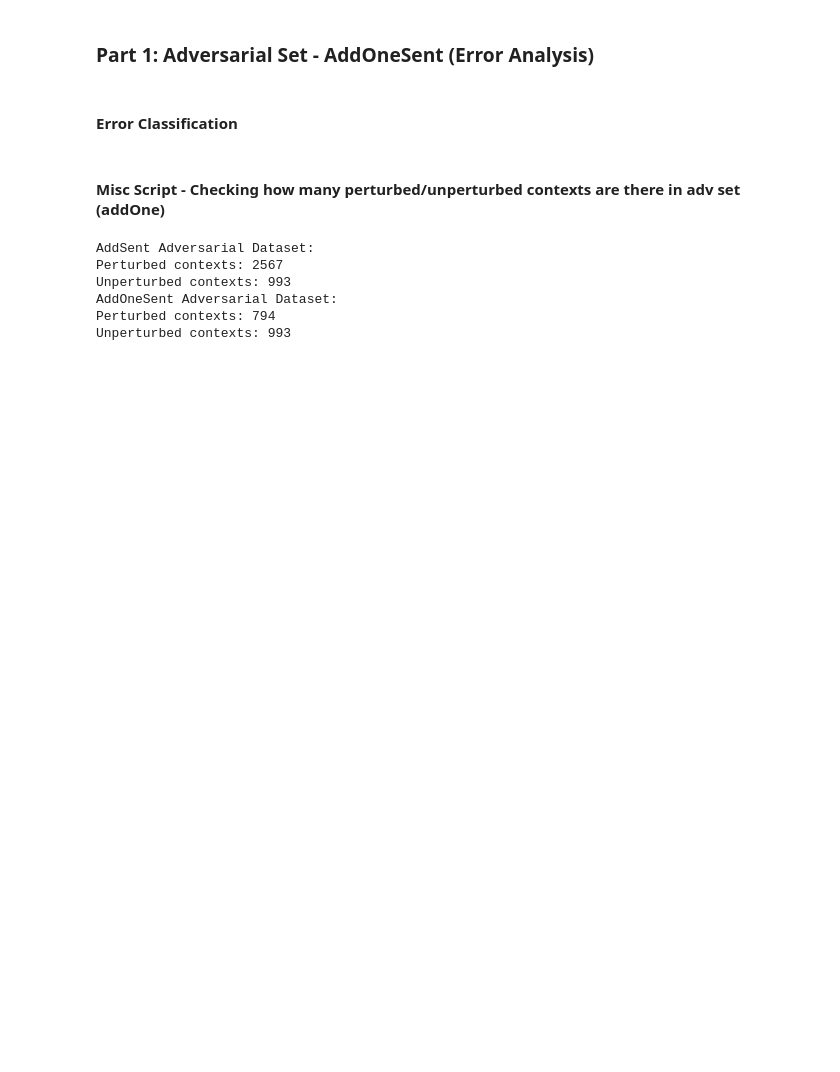
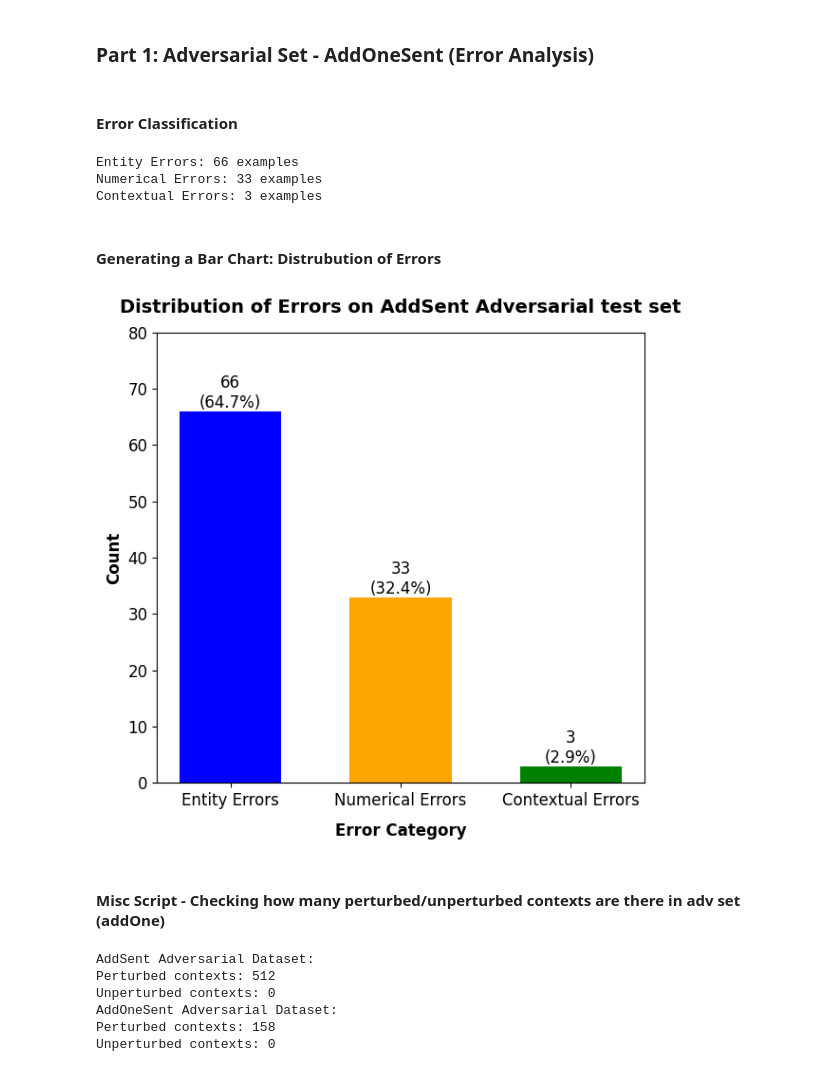
Before and after one commit to Shaz-Momin/nlp-fp-dataset-artifacts, a Jupyter notebook: error_analysis/adv_error_analysis.ipynb, the cells around one changed output. Cells and saved outputs as stored; diff of their text form; code cells hidden in the pictures; blank space fills up the shorter version.

Commit message:
refined the train-val splits for adversarial sets & did error analysis on adversarial evaluations

```diff
--- a/error_analysis/adv_error_analysis.ipynb
+++ b/error_analysis/adv_error_analysis.ipynb
@@ -87,6 +87,56 @@ plt.show()
 ### Part 1: Adversarial Set - AddOneSent (Error Analysis)
 # %% [markdown]
 #### Error Classification
+# %%
+# Reset the categories
+categories = {
+    "Entity Errors": [],
+    "Numerical Errors": [],
+    "Contextual Errors": []
+}
+
+# Read the JSONL file and classify each example
+with open('addOneSent_incorrect_pred.jsonl', 'r') as file:
+    for line in file:
+        example = json.loads(line)
+        category = classify_error(example)
+        categories[category].append(example)
+
+# Print the results
+for category, examples in categories.items():
+    print(f"{category}: {len(examples)} examples")
+# %% [output]
+Entity Errors: 66 examples
+Numerical Errors: 33 examples
+Contextual Errors: 3 examples
+# %% [markdown]
+#### Generating a Bar Chart: Distrubution of Errors
+# %%
+# Data
+category_names = categories.keys()
+counts = [len(examples) for examples in categories.values()]
+total = sum(counts)
+percentages = [count / total * 100 for count in counts]
+
+# Create bar chart
+plt.figure(figsize=(6, 6))  # Adjust the figure size to fit one column
+bars = plt.bar(category_names, counts, color=['blue', 'orange', 'green'], width=0.6)
+plt.xlabel('Error Category', fontsize=12, fontweight='semibold', labelpad=10)
+plt.ylabel('Count', fontsize=12, fontweight='semibold')
+plt.ylim(0, 80)
+plt.title('Distribution of Errors on AddSent Adversarial test set', fontsize=14, pad=15, fontweight='bold')
+
+# Add percentage labels
+for bar, percentage in zip(bars, percentages):
+    height = bar.get_height()
+    plt.text(bar.get_x() + bar.get_width() / 2, height, f'{int(height)}\n({percentage:.1f}%)', ha='center', va='bottom', fontsize=12)
+
+plt.xticks(fontsize=12)  # Increase the fontsize for x-axis labels
+plt.yticks(fontsize=12)
+plt.tight_layout()  # Adjust layout to make sure everything fits well
+plt.show()
+# %% [output]
+[figure, added]
 # %% [markdown]
 #### Misc Script - Checking how many perturbed/unperturbed contexts are there in adv set (addOne)
 # %%
@@ -123,11 +173,11 @@ adversarial_data_addSent = []
 adversarial_data_addOneSent = []
 
 # Load the squad_adversarial dataset addSent
-with open('../adv_addSent_eval_output/eval_predictions.jsonl', 'r') as file:
+with open('../adv_addSent/eval_output/eval_predictions.jsonl', 'r') as file:
     adversarial_data_addSent = [json.loads(line) for line in file]
 
 # Load the squad_adversarial dataset addOneSent
-with open('../adv_addOneSent_eval_output/eval_predictions.jsonl', 'r') as file:
+with open('../adv_addOneSent/eval_output/eval_predictions.jsonl', 'r') as file:
     adversarial_data_addOneSent += [json.loads(line) for line in file]
 
 # Check each context in the adversarial dataset addSent
@@ -147,8 +197,8 @@ print(f"Perturbed contexts: {perturbed_count}")
 print(f"Unperturbed contexts: {unperturbed_count}")
 # %% [output]
 AddSent Adversarial Dataset:
-Perturbed contexts: 2567
-Unperturbed contexts: 993
+Perturbed contexts: 512
+Unperturbed contexts: 0
 AddOneSent Adversarial Dataset:
-Perturbed contexts: 794
-Unperturbed contexts: 993
+Perturbed contexts: 158
+Unperturbed contexts: 0
```
Also changed, not shown: parts of 2 cells of this notebook, 28 other files.
